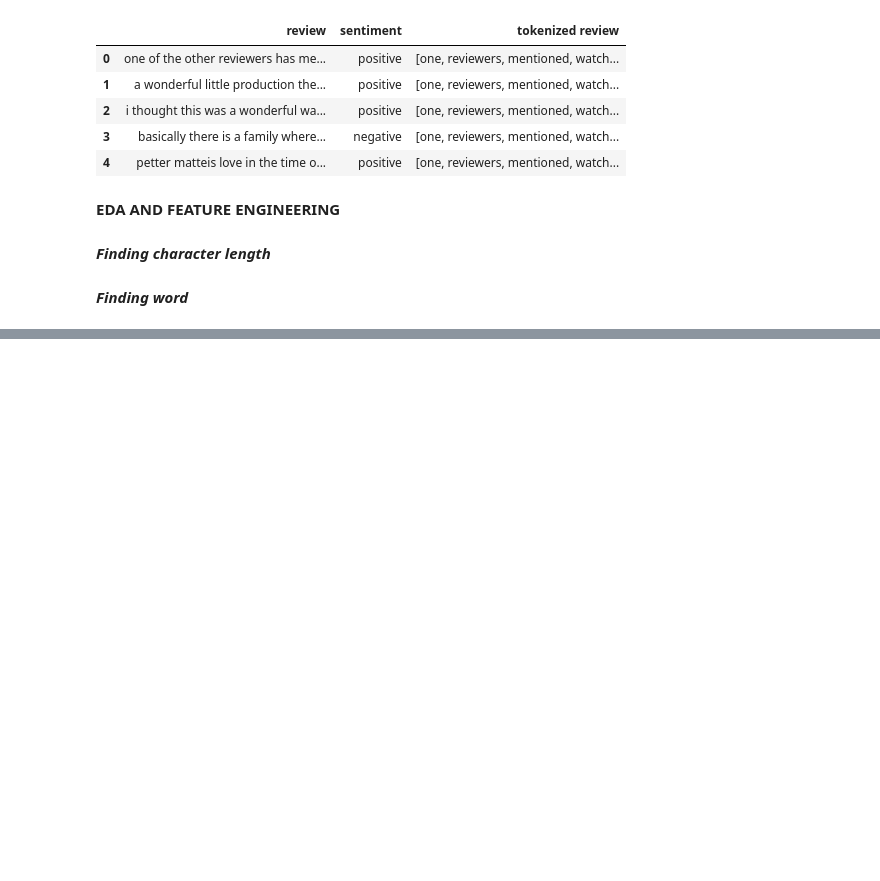
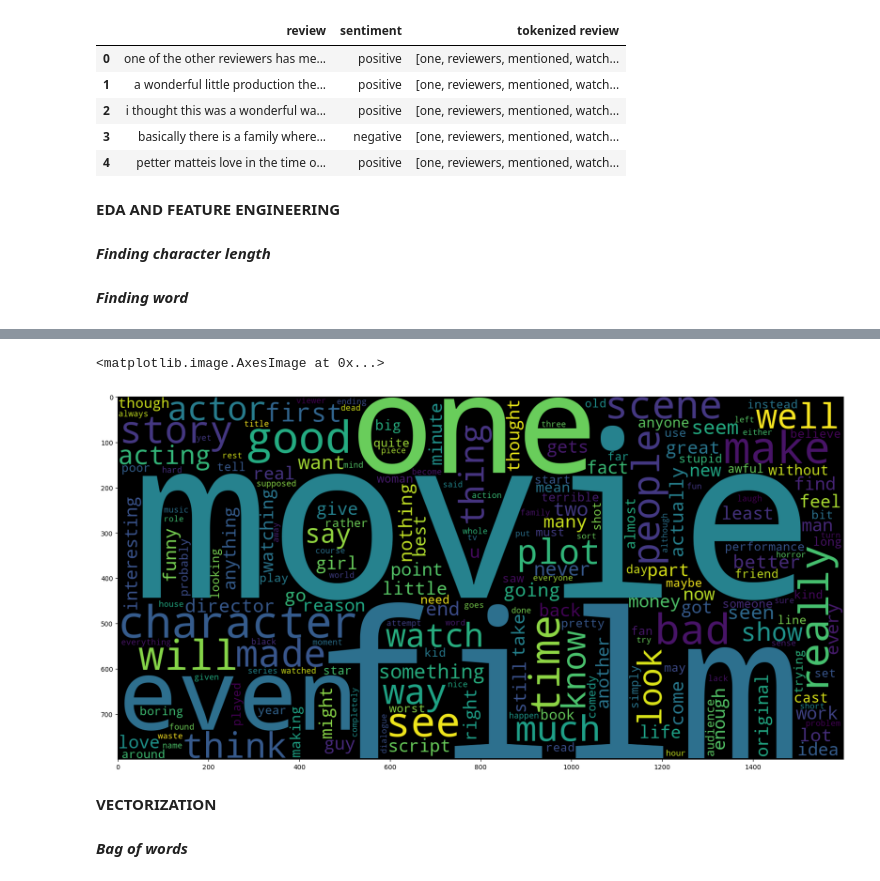
Before and after one commit to NityaVerma19/IMDB-DATA-ANALYSIS, a Jupyter notebook: IMDB.ipynb, the cells around one changed output, grey strips where cells are left out. Drawn from its saved outputs; the diff is of its cells as text; code cells hidden in the pictures; blank space fills up the shorter version.

```diff
--- a/IMDB.ipynb
+++ b/IMDB.ipynb
@@ -395,0 +344,15 @@ https://gist.github.com/mwaskom/de44147ed2974457ad6372750bbe5751
+# %%
+#for negative sentiment
+from wordcloud import WordCloud
+import matplotlib.pyplot as plt
+
+plt.figure(figsize = (20,20))
+wc = WordCloud(width = 1600, height = 800).generate(" ".join(df[df["sentiment" ] == 'negative']['review']))
+plt.imshow(wc)
+# %% [output]
+<matplotlib.image.AxesImage at 0x...>
+[figure, added]
+# %% [markdown]
+**VECTORIZATION**
+# %% [markdown]
+***Bag of words***
```
Also changed, not shown: parts of 21 cells of this notebook.
